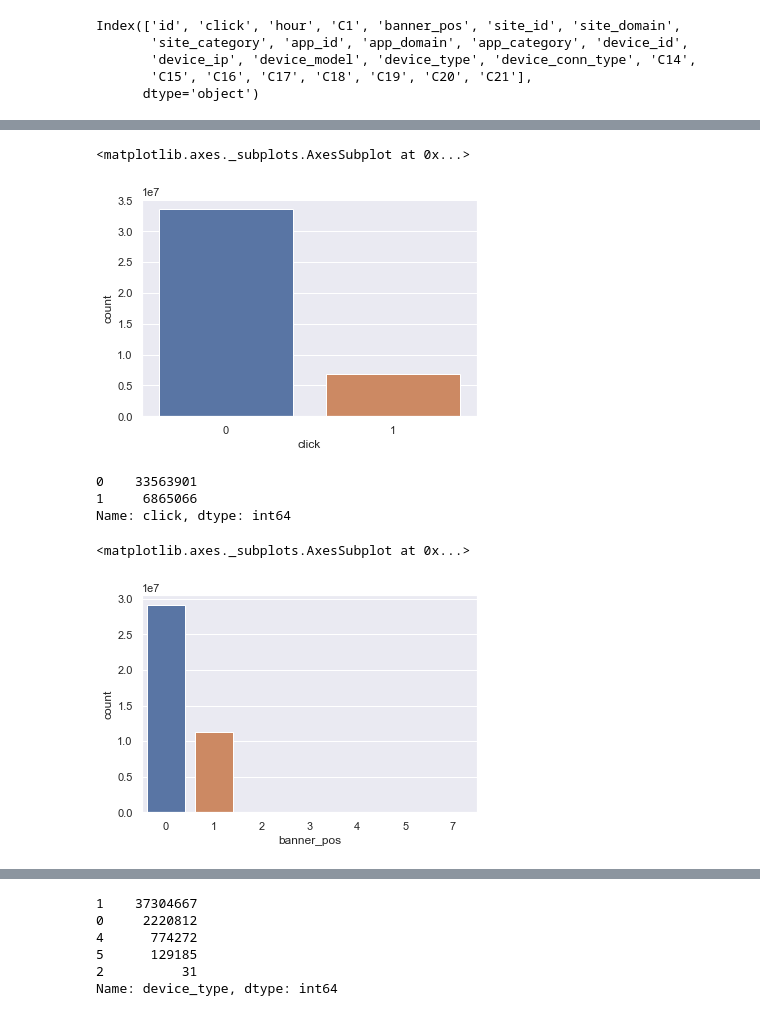
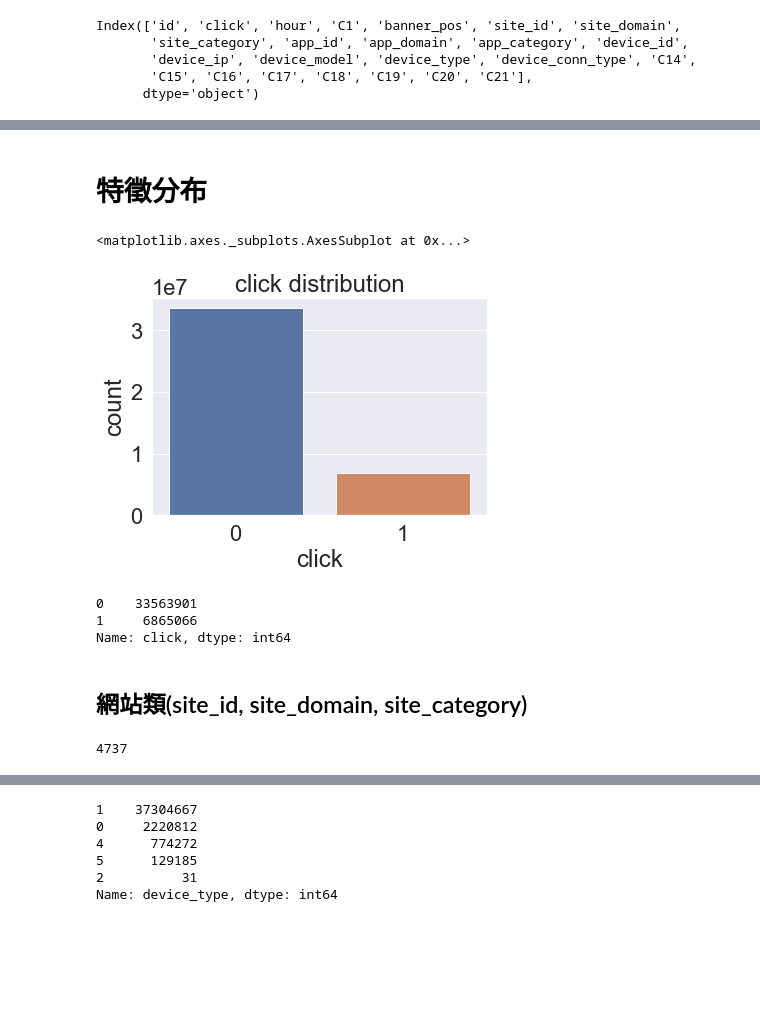
Before and after one commit to TimJLS/kaggle_ctr_prediction, a Jupyter notebook: preprocess.ipynb, the cells around one changed output, grey strips where cells are left out. Cells and saved outputs as stored; diff of their text form; code cells hidden in the pictures; blank space fills up the shorter version.

```diff
--- a/preprocess.ipynb
+++ b/preprocess.ipynb
@@ -2,7 +2,8 @@
 import pandas as pd
 import numpy as np
 import seaborn as sns
-sns.set()
+import matplotlib.pyplot as plt
+sns.set(font_scale=2)
 # %%
 train = pd.read_csv('datasets/train/train.csv', encoding='utf8')
 train.head()
@@ -74,19 +75,23 @@ train.describe()
 | 50% | 9.223224e+18 | 0.000000e+00 | 1.410260e+07 | 1.005000e+03 | 0.000000e+00 | 1.000000e+00 | 0.000000e+00 | 2.034600e+04 | 3.200000e+02 | ... |
 | 75% | 1.383561e+19 | 0.000000e+00 | 1.410281e+07 | 1.005000e+03 | 1.000000e+00 | 1.000000e+00 | 0.000000e+00 | 2.189400e+04 | 3.200000e+02 | ... |
 | max | 1.844674e+19 | 1.000000e+00 | 1.410302e+07 | 1.012000e+03 | 7.000000e+00 | 5.000000e+00 | 5.000000e+00 | 2.405200e+04 | 1.024000e+03 | ... |
+# %% [markdown]
+# 特徵分布
 # %%
+plt.title('click distribution')
 sns.countplot(train.click)
 # %% [output]
 <matplotlib.axes._subplots.AxesSubplot at 0x...>
-[figure, old version]
+[figure, new version]
 # %%
 train.click.value_counts()
 # %% [output]
 0    33563901
 1     6865066
 Name: click, dtype: int64
-# %%
-sns.countplot(train.banner_pos)
-# %% [output]
-<matplotlib.axes._subplots.AxesSubplot at 0x...>
-[figure, removed]
+# %% [markdown]
+## 網站類(site_id, site_domain, site_category)
+# %%
+train.site_id.nunique()
+# %% [output]
+4737
```
Also changed, not shown: parts of 68 cells of this notebook.
